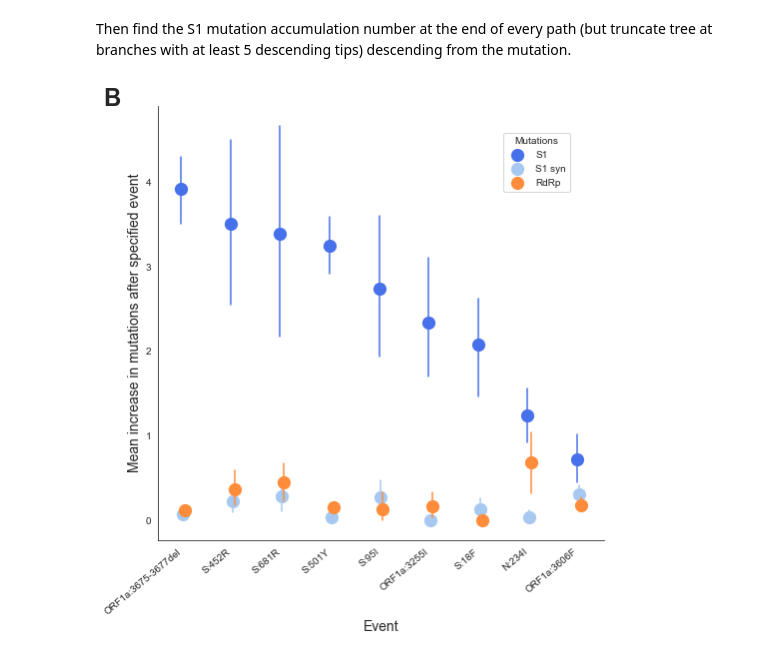
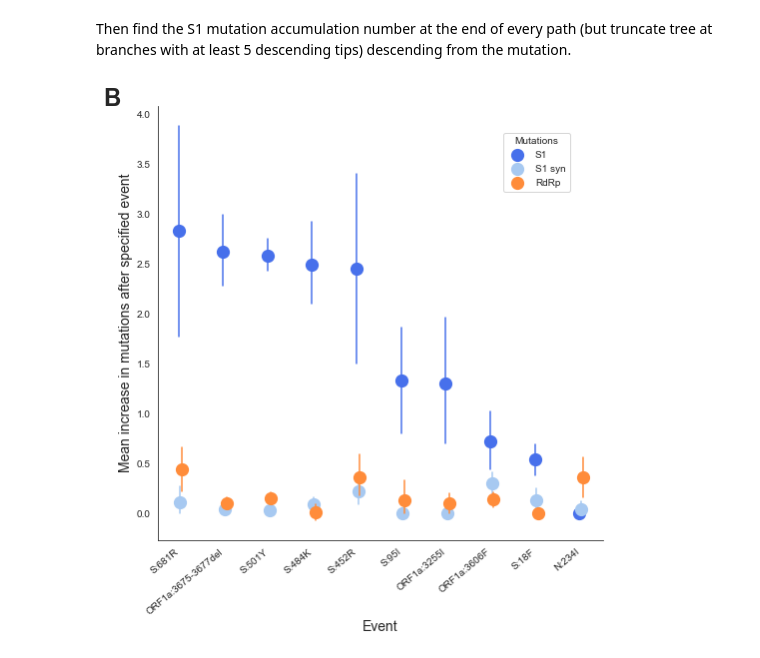
Before and after one commit to blab/sarscov2-adaptive-evolution, a Jupyter notebook: analysis/fig5b-s1_muts_before_vs_after.ipynb, the cells around one changed output. Cells and saved outputs as stored; diff of their text form; code cells hidden in the pictures.

```diff
--- a/analysis/fig5b-s1_muts_before_vs_after.ipynb
+++ b/analysis/fig5b-s1_muts_before_vs_after.ipynb
@@ -100,7 +100,7 @@ def get_branches_with_muts(gene, mutation, in_s1):
 Then find the S1 mutation accumulation number at the end of every path (but truncate tree at branches with at least 5 descending tips) descending from the mutation.
 # %%
 # list of all "terminal" branches on a tree that has been pruned to only have branches with 5 or more desending tips
-pruned_terminals = prune_tree(tree, 1)
+pruned_terminals = prune_tree(tree, 5)
 # %%
 def num_muts_in_children(gene, mutation, in_s1):
     """
@@ -254,8 +249,8 @@ def fig5b(list_of_muts, filename=None):
     if filename:
         fig.savefig(filename, dpi=300, bbox_inches='tight')
 # %%
-# 5, at branch and after
+# 5, on branch and after
 fig5b(['ORF1a:3675-', 'ORF1a:3606F', 'ORF1a:3255I','S:501Y', 'S:95I', 'S:18F',
-       'S:452R', 'S:681R', 'N:234I'], filename='plots/fig5b_20210515.png')
+       'S:484K', 'S:452R', 'S:681R', 'N:234I' ], filename='plots/fig5b_20210515.png')
 # %% [output]
-[figure, old version]
+[figure, new version]
```
Also changed, not shown: parts of 7 cells of this notebook, 5 other files.
